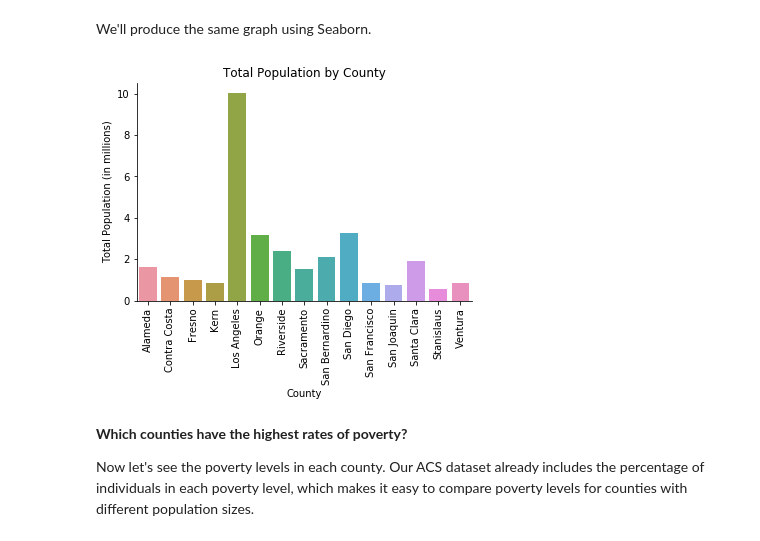
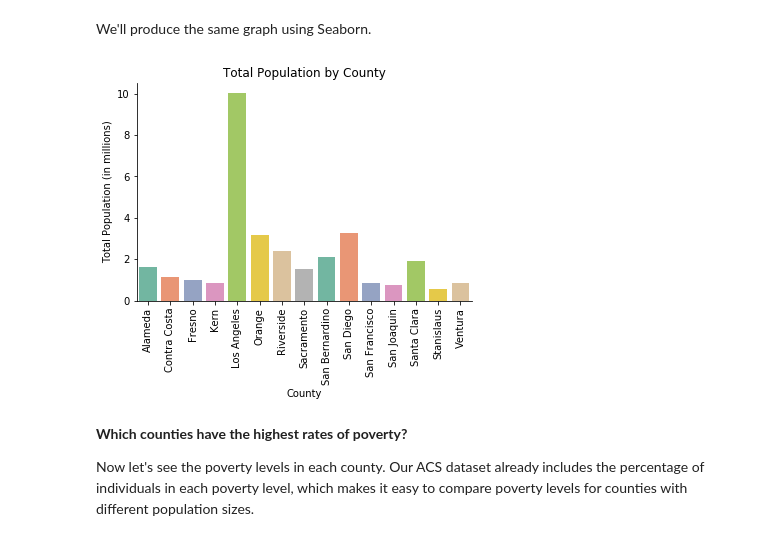
Before and after one commit to NWhite-7/Practice, a Jupyter notebook: ACS_CA_2017_analysis.ipynb, the cells around one changed output. Saved outputs shown, nothing was run; the diff lists cells and outputs as text; code cells hidden in the pictures.

```diff
--- a/ACS_CA_2017_analysis.ipynb
+++ b/ACS_CA_2017_analysis.ipynb
@@ -189,25 +189,24 @@ We'll produce the same graph using Seaborn.
 # %%
 ax = plt.subplot()
 
-sns.barplot(data = data_county, x = 'county', y = 'county_population')
+sns.barplot(data = data_county, x = 'county', y = 'county_population', palette = 'Set2')
 
 plt.xlabel('County')
 plt.ylabel('Total Population (in millions)')
 plt.title('Total Population by County')
 
 ax.set_xticks(county_x_values)
 ax.set_xticklabels(data_county.county, rotation = 90)
 ax.set_yticks([0, 2000000, 4000000, 6000000, 8000000, 10000000])
 ax.set_yticklabels([0, 2, 4, 6, 8, 10])
 
 sns.despine()
 
-custom_palette = sns.color_palette('Set2', 9)
-sns.set_palette(custom_palette)
+
 
 plt.show()
 # %% [output]
-[figure, old version]
+[figure, new version]
 # %% [markdown]
 **Which counties have the highest rates of poverty?**
 
```
Also changed, not shown: parts of 1 cell of this notebook.
